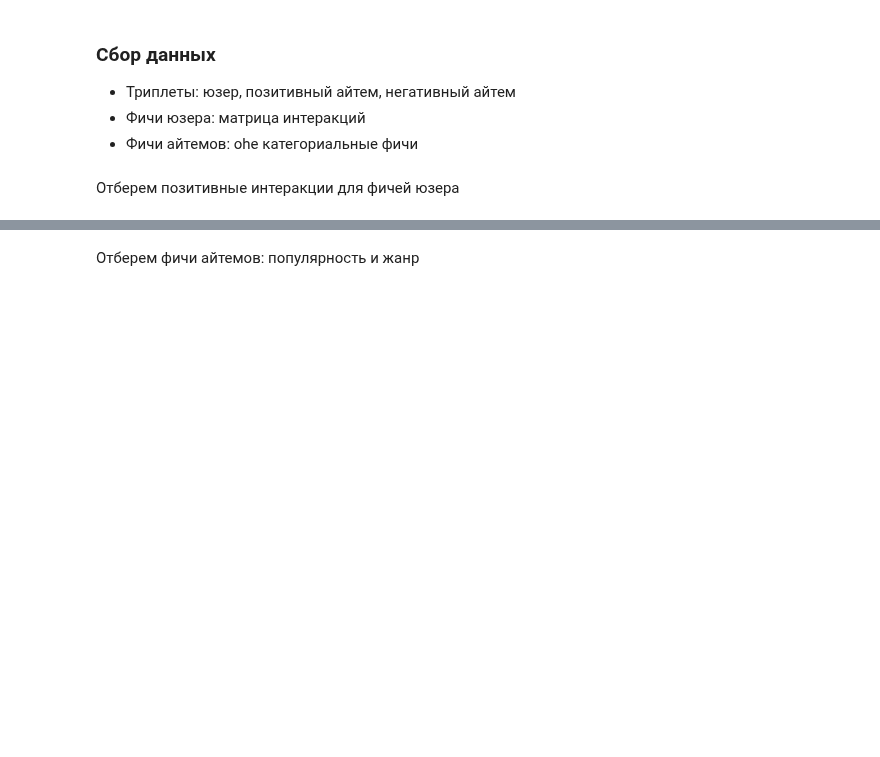
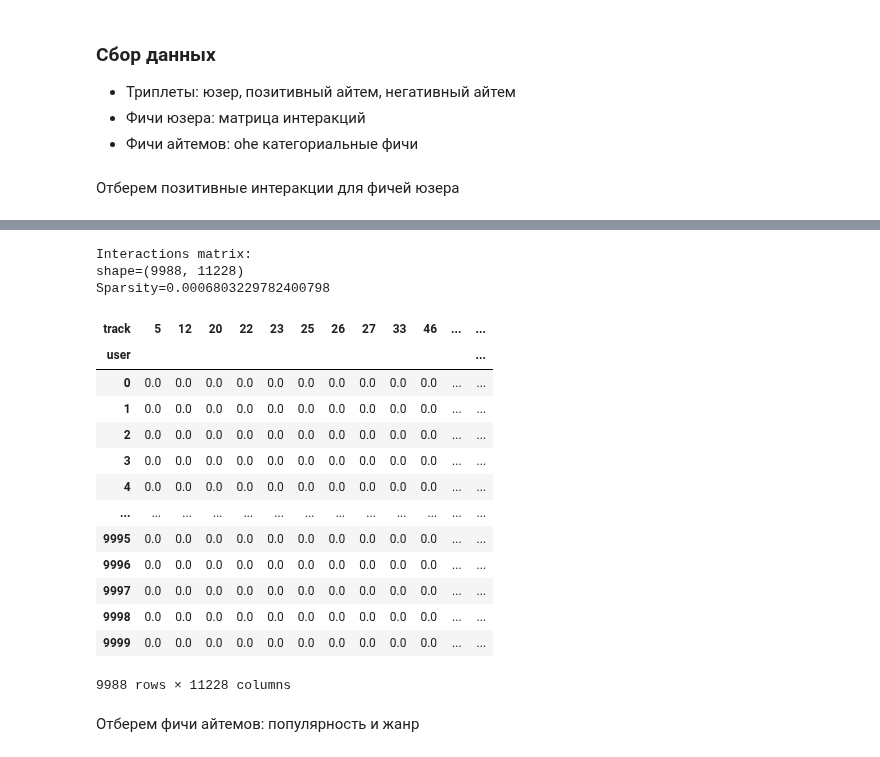
Before and after one commit to anokhin/recsys-course-spring-2026, a Jupyter notebook: jupyter/Week5Seminar.ipynb, the cells around one changed output, grey strips where cells are left out. Saved outputs shown, nothing was run; the diff lists cells and outputs as text; code cells hidden in the pictures; blank space fills up the shorter version.

```diff
--- a/jupyter/Week5Seminar.ipynb
+++ b/jupyter/Week5Seminar.ipynb
@@ -47,0 +69,11 @@ np.random.seed(31337)
+# %%
+DATA_DIR = "/Users/sergey.malyshev/projects/edu/2025-itmo-recsys/"
+# %%
+data = pd.concat([
+    pd.read_json(data_path, lines=True)
+    for data_path
+    in glob.glob(DATA_DIR + "/data_10k/*/data.json")
+])
+data["rnd"] = np.random.random(len(data))
+
+track_metadata = pd.read_json("../botify/data/tracks.json", lines=True).drop_duplicates(subset=["track"])
@@ -74,16 +475,15 @@ ${f}(N)$ - эмбеддинг негативного айтема
 * Триплеты: юзер, позитивный айтем, негативный айтем
 * Фичи юзера: матрица интеракций
 * Фичи айтемов: ohe категориальные фичи
-# %%
-data =  pd.read_csv("/gdrive/MyDrive/RecSys_Data/1600kfeedbacks.csv")
-track_metadata = pd.read_json("/gdrive/MyDrive/RecSys_Data/tracks.json", lines=True).drop_duplicates(subset=["track"])
 # %% [markdown]
 Отберем позитивные интеракции для фичей юзера
 # %%
 positives = data[data["time"] > 0.8].copy()
 
 track_counts = positives.groupby("track").size()
-tracks = set(track_counts[track_counts >= 20].index.values)
+tracks = set(track_counts
+             [track_counts >= 5]
+             .index.values)
 
 data_filt = positives[positives["track"].isin(tracks)]
 
@@ -93,5 +511,26 @@ interactions = pd.pivot_table(data_filt, values="time", index="user", columns="t
 
 print("Interactions matrix: \nshape=" + str(interactions.shape))
 print("Sparsity=" + str((interactions != 0).values.sum() / interactions.size))
+# %% [output]
+Interactions matrix:
+shape=(9988, 11228)
+Sparsity=0.0006803229782400798
+# %%
+interactions
+# %% [output]
+| track | 5 | 12 | 20 | 22 | 23 | 25 | 26 | 27 | 33 | 46 | ... | ... |
+| user |  |  |  |  |  |  |  |  |  |  |  | ... |
+| 0 | 0.0 | 0.0 | 0.0 | 0.0 | 0.0 | 0.0 | 0.0 | 0.0 | 0.0 | 0.0 | ... | ... |
+| 1 | 0.0 | 0.0 | 0.0 | 0.0 | 0.0 | 0.0 | 0.0 | 0.0 | 0.0 | 0.0 | ... | ... |
+| 2 | 0.0 | 0.0 | 0.0 | 0.0 | 0.0 | 0.0 | 0.0 | 0.0 | 0.0 | 0.0 | ... | ... |
+| 3 | 0.0 | 0.0 | 0.0 | 0.0 | 0.0 | 0.0 | 0.0 | 0.0 | 0.0 | 0.0 | ... | ... |
+| 4 | 0.0 | 0.0 | 0.0 | 0.0 | 0.0 | 0.0 | 0.0 | 0.0 | 0.0 | 0.0 | ... | ... |
+| ... | ... | ... | ... | ... | ... | ... | ... | ... | ... | ... | ... | ... |
+| 9995 | 0.0 | 0.0 | 0.0 | 0.0 | 0.0 | 0.0 | 0.0 | 0.0 | 0.0 | 0.0 | ... | ... |
+| 9996 | 0.0 | 0.0 | 0.0 | 0.0 | 0.0 | 0.0 | 0.0 | 0.0 | 0.0 | 0.0 | ... | ... |
+| 9997 | 0.0 | 0.0 | 0.0 | 0.0 | 0.0 | 0.0 | 0.0 | 0.0 | 0.0 | 0.0 | ... | ... |
+| 9998 | 0.0 | 0.0 | 0.0 | 0.0 | 0.0 | 0.0 | 0.0 | 0.0 | 0.0 | 0.0 | ... | ... |
+| 9999 | 0.0 | 0.0 | 0.0 | 0.0 | 0.0 | 0.0 | 0.0 | 0.0 | 0.0 | 0.0 | ... | ... |
+9988 rows × 11228 columns
 # %% [markdown]
 Отберем фичи айтемов: популярность и жанр
```
Also changed, not shown: parts of 65 cells of this notebook.
